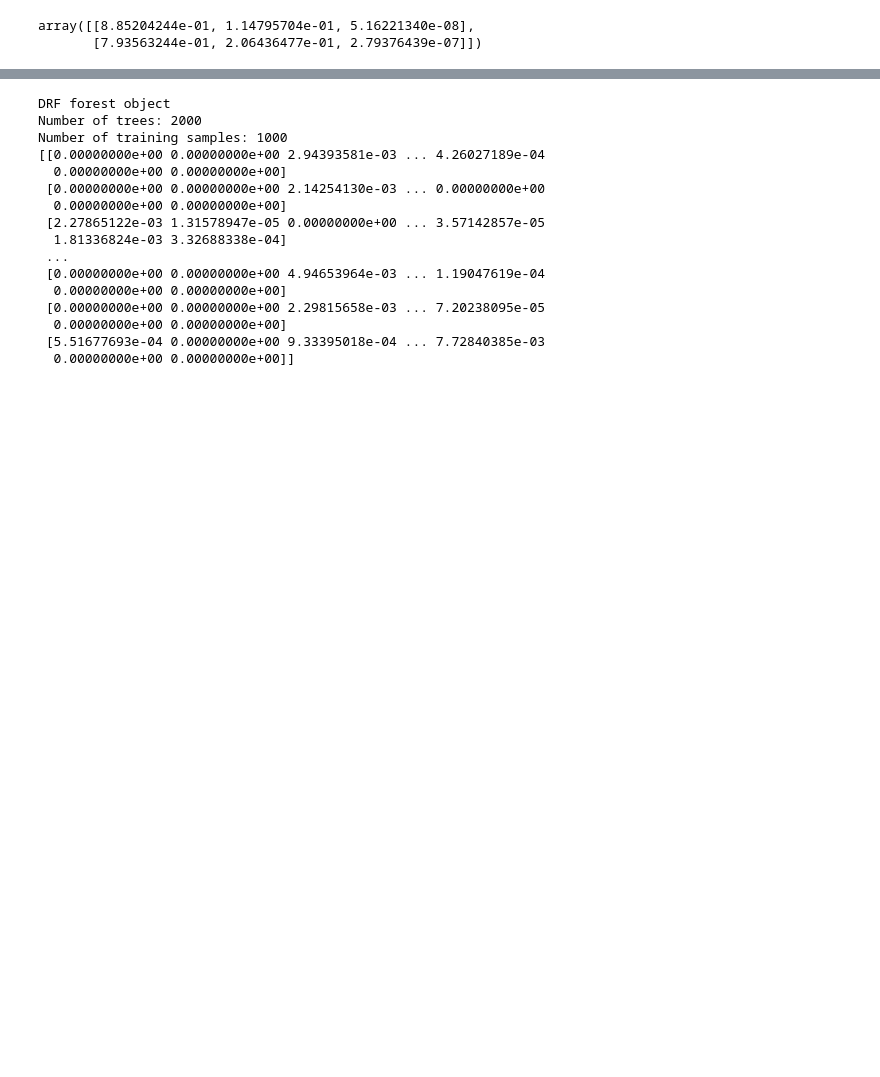
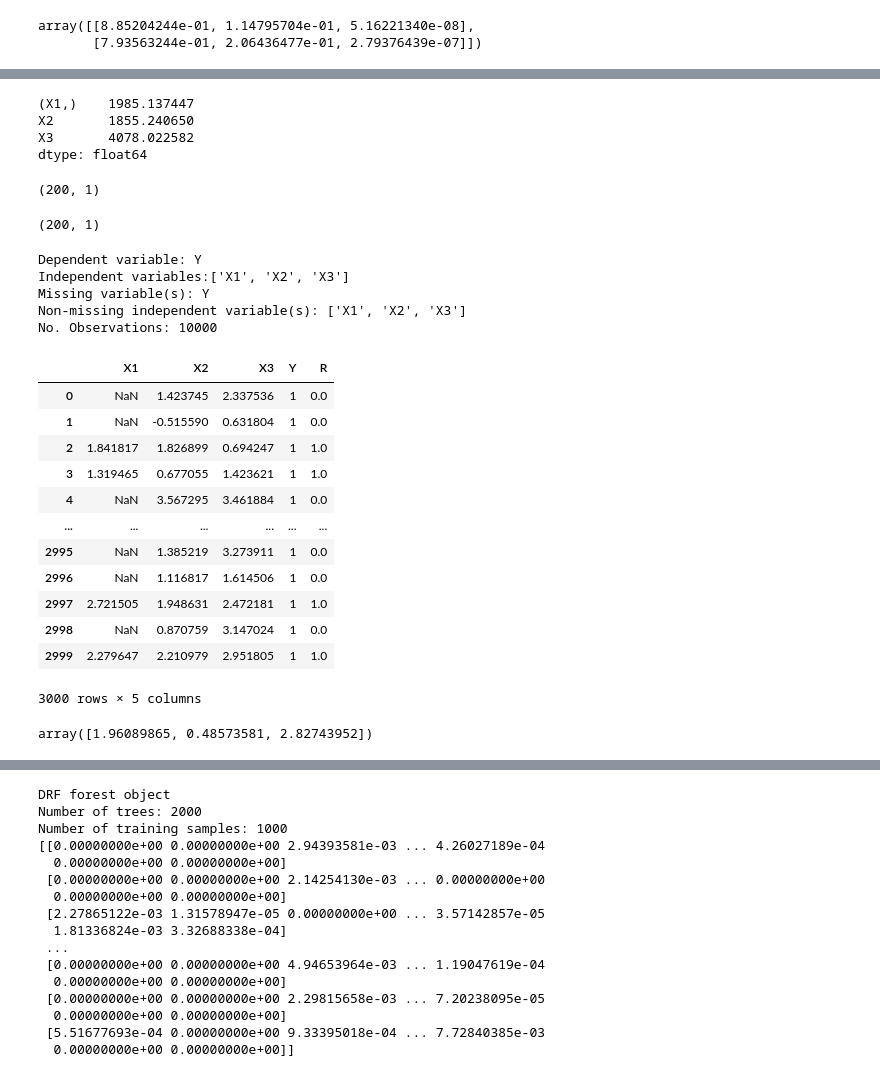
Before and after one commit to liao2434/LDML, a Jupyter notebook: ldml.ipynb, the cells around one changed output, grey strips where cells are left out. Saved outputs shown, nothing was run; the diff lists cells and outputs as text; code cells hidden in the pictures; blank space fills up the shorter version.

```diff
--- a/ldml.ipynb
+++ b/ldml.ipynb
@@ -746,0 +868,66 @@ dtype: float64
+# %%
+pd.concat(p)
+# %% [output]
+(X1,)    1985.137447
+X2       1855.240650
+X3       4078.022582
+dtype: float64
+# %%
+p[2].shape
+# %% [output]
+(200, 1)
+# %%
+p[3].shape
+# %% [output]
+(200, 1)
+# %%
+#data generate (Y missing)
+import numpy as np
+import pandas as pd
+def test_data_generator(n=1000,miss_ratio=0.2):
+    n_miss=int(n*miss_ratio)
+    n_obs=n-n_miss
+    x1=np.random.normal(1, 1, n)
+    x2=np.random.normal(1, 1, n)
+    x3=np.random.normal(2, 1, n)
+    p=1/(1+np.exp(-(2*x1+0.5*x2+3*x3+np.random.normal(0, 0.5, n))))
+    y=np.random.binomial(1,p)
+    mask=np.append(np.ones(n_obs),np.zeros(n_miss))
+    np.random.shuffle(mask)
+    y=np.where(mask==1,y,np.nan)
+    #return pd.DataFrame({'X1':x1,'X2':x2,'X3':x3,'Y':y,'R':mask},index=np.arange(n))
+    return pd.DataFrame({'X1':x1,'X2':x2,'X3':x3,'Y':y},index=np.arange(n))
+
+data=test_data_generator(n=10000)
+# %%
+from missing_data import MissingDataLogistics
+from sklearn.linear_model import LogisticRegression
+model=LogisticRegression(C=1)
+m=MissingDataLogistics(data,'Y',['X1','X2','X3'],model,5)
+print(m)
+# %% [output]
+Dependent variable: Y
+Independent variables:['X1', 'X2', 'X3']
+Missing variable(s): Y
+Non-missing independent variable(s): ['X1', 'X2', 'X3']
+No. Observations: 10000
+# %%
+m.data
+# %% [output]
+|  | X1 | X2 | X3 | Y | R |
+| 0 | NaN | 1.423745 | 2.337536 | 1 | 0.0 |
+| 1 | NaN | -0.515590 | 0.631804 | 1 | 0.0 |
+| 2 | 1.841817 | 1.826899 | 0.694247 | 1 | 1.0 |
+| 3 | 1.319465 | 0.677055 | 1.423621 | 1 | 1.0 |
+| 4 | NaN | 3.567295 | 3.461884 | 1 | 0.0 |
+| ... | ... | ... | ... | ... | ... |
+| 2995 | NaN | 1.385219 | 3.273911 | 1 | 0.0 |
+| 2996 | NaN | 1.116817 | 1.614506 | 1 | 0.0 |
+| 2997 | 2.721505 | 1.948631 | 2.472181 | 1 | 1.0 |
+| 2998 | NaN | 0.870759 | 3.147024 | 1 | 0.0 |
+| 2999 | 2.279647 | 2.210979 | 2.951805 | 1 | 1.0 |
+3000 rows × 5 columns
+# %%
+m.missing_y()
+# %% [output]
+array([1.96089865, 0.48573581, 2.82743952])
```
Also changed, not shown: parts of 60 cells of this notebook, 1 other file.
